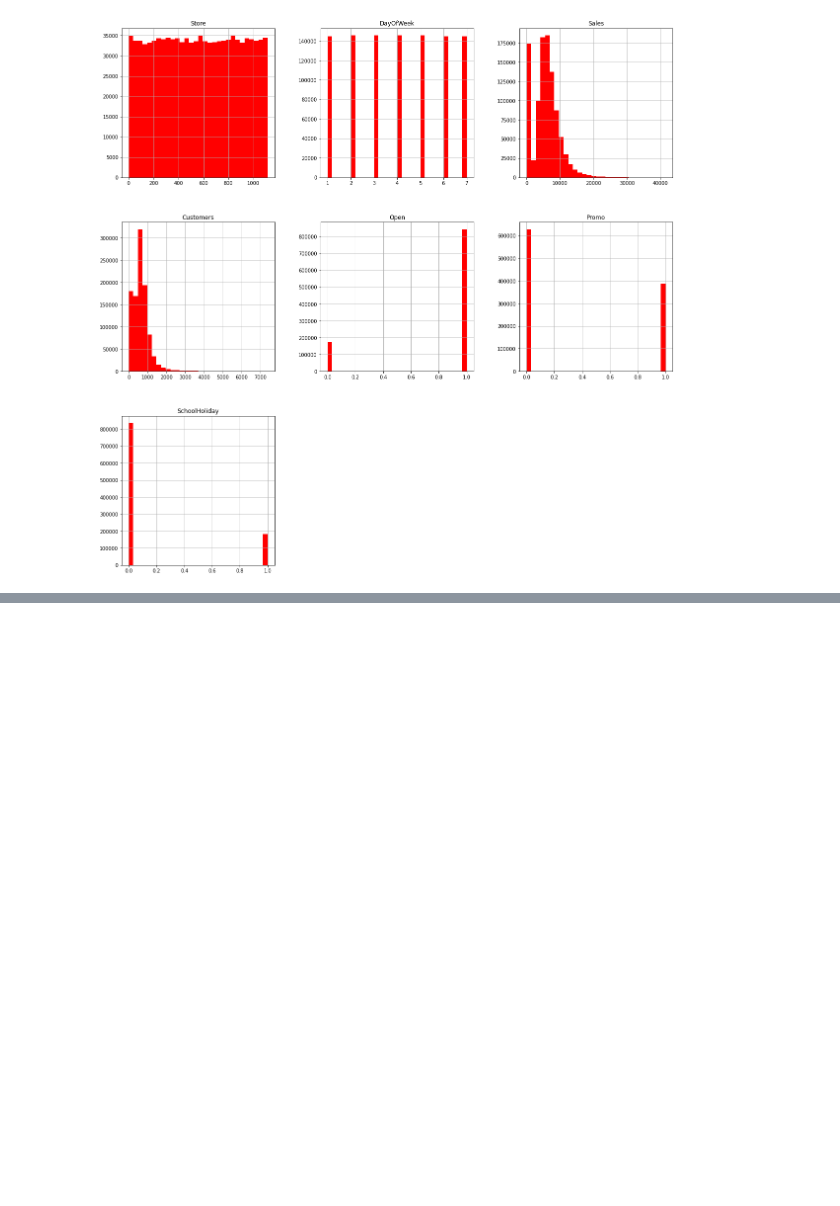
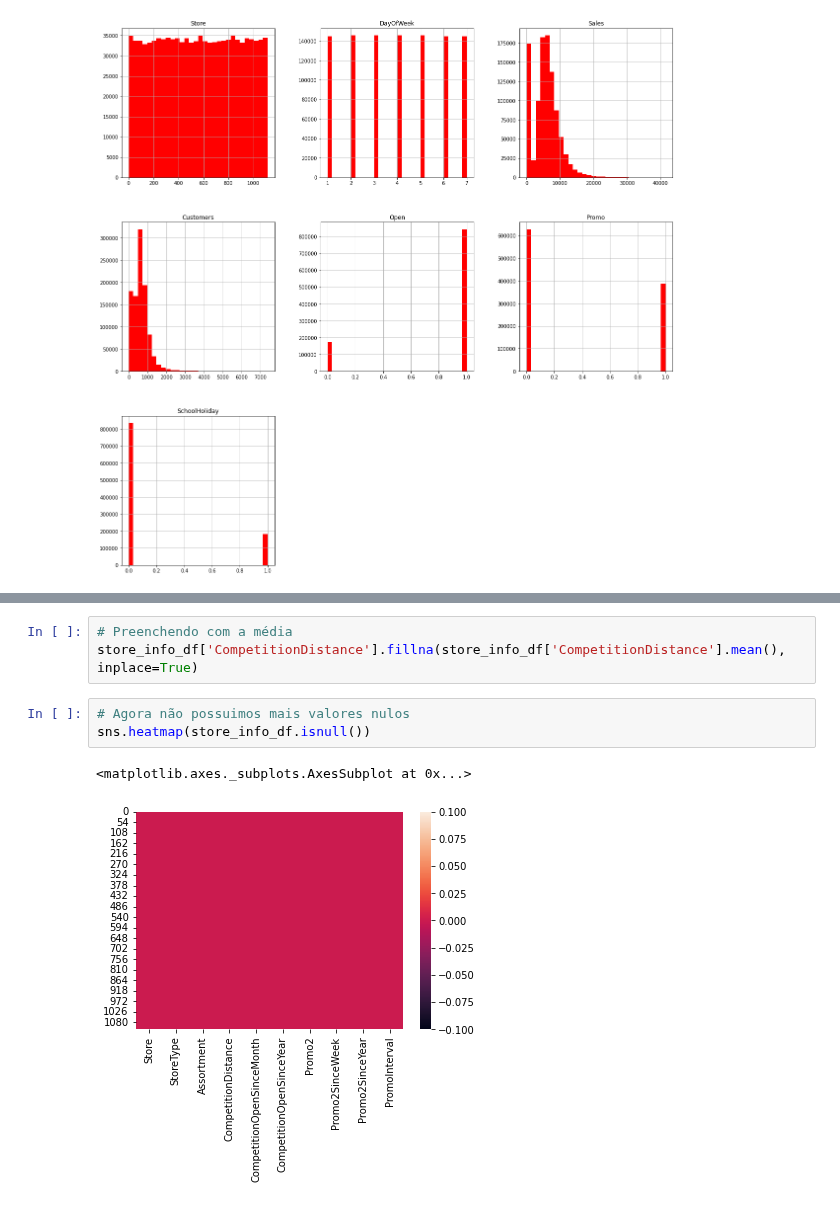
Before and after one commit to Brandao20vtr/projetos, a Jupyter notebook: Analise_Exploratoria_Vendas.ipynb, the cells around one changed output, grey strips where cells are left out. Drawn from its saved outputs; the diff is of its cells as text; blank space fills up the shorter version.

```diff
--- a/Analise_Exploratoria_Vendas.ipynb
+++ b/Analise_Exploratoria_Vendas.ipynb
@@ -209,0 +382,9 @@ array([[<matplotlib.axes._subplots.AxesSubplot object at 0x...>,
+# %%
+# Preenchendo com a média
+store_info_df['CompetitionDistance'].fillna(store_info_df['CompetitionDistance'].mean(), inplace=True)
+# %%
+# Agora não possuimos mais valores nulos
+sns.heatmap(store_info_df.isnull())
+# %% [output]
+<matplotlib.axes._subplots.AxesSubplot at 0x...>
+[figure, added]
```
Also changed, not shown: parts of 19 cells of this notebook.
